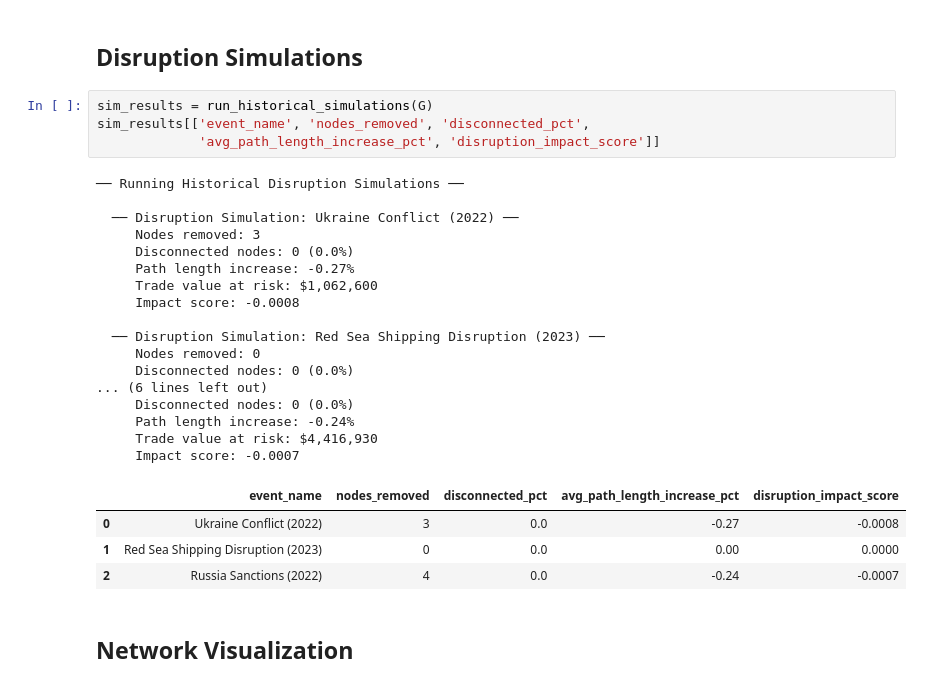
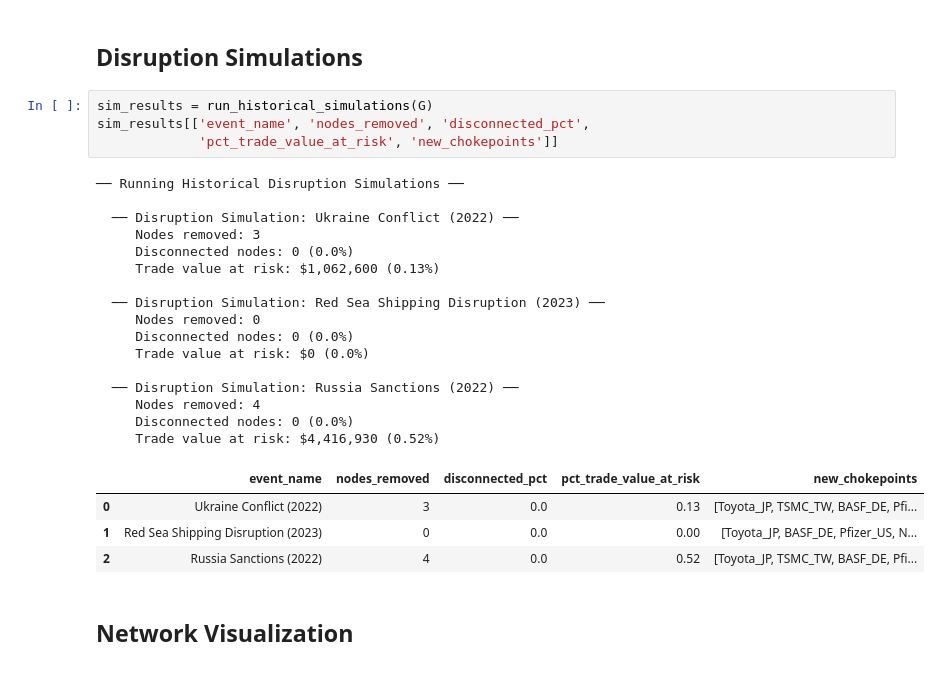
Before and after one commit to harthikrm/global-supply-chain-intelligence, a Jupyter notebook: notebooks/01_network_graph.ipynb, the cells around one changed output. Cells and saved outputs as stored; diff of their text form.

```diff
--- a/notebooks/01_network_graph.ipynb
+++ b/notebooks/01_network_graph.ipynb
@@ -70,29 +70,28 @@ centrality.sort_values('betweenness_centrality', ascending=False).head(15)
 # %%
 sim_results = run_historical_simulations(G)
 sim_results[['event_name', 'nodes_removed', 'disconnected_pct',
-             'avg_path_length_increase_pct', 'disruption_impact_score']]
+             'pct_trade_value_at_risk', 'new_chokepoints']]
 # %% [output]
 ── Running Historical Disruption Simulations ──
 
   ── Disruption Simulation: Ukraine Conflict (2022) ──
      Nodes removed: 3
      Disconnected nodes: 0 (0.0%)
-     Path length increase: -0.27%
-     Trade value at risk: $1,062,600
-     Impact score: -0.0008
+     Trade value at risk: $1,062,600 (0.13%)
 
   ── Disruption Simulation: Red Sea Shipping Disruption (2023) ──
      Nodes removed: 0
      Disconnected nodes: 0 (0.0%)
-... (6 lines left out)
+     Trade value at risk: $0 (0.0%)
+
+  ── Disruption Simulation: Russia Sanctions (2022) ──
+     Nodes removed: 4
      Disconnected nodes: 0 (0.0%)
-     Path length increase: -0.24%
-     Trade value at risk: $4,416,930
-     Impact score: -0.0007
+     Trade value at risk: $4,416,930 (0.52%)
-|  | event_name | nodes_removed | disconnected_pct | avg_path_length_increase_pct | disruption_impact_score |
-| 0 | Ukraine Conflict (2022) | 3 | 0.0 | -0.27 | -0.0008 |
-| 1 | Red Sea Shipping Disruption (2023) | 0 | 0.0 | 0.00 | 0.0000 |
-| 2 | Russia Sanctions (2022) | 4 | 0.0 | -0.24 | -0.0007 |
+|  | event_name | nodes_removed | disconnected_pct | pct_trade_value_at_risk | new_chokepoints |
+| 0 | Ukraine Conflict (2022) | 3 | 0.0 | 0.13 | [Toyota_JP, TSMC_TW, BASF_DE, Pfi... |
+| 1 | Red Sea Shipping Disruption (2023) | 0 | 0.0 | 0.00 | [Toyota_JP, BASF_DE, Pfizer_US, N... |
+| 2 | Russia Sanctions (2022) | 4 | 0.0 | 0.52 | [Toyota_JP, TSMC_TW, BASF_DE, Pfi... |
 # %% [markdown]
 ## Network Visualization
 # %%
```
Also changed, not shown: parts of 1 cell of this notebook, 3 other files.
